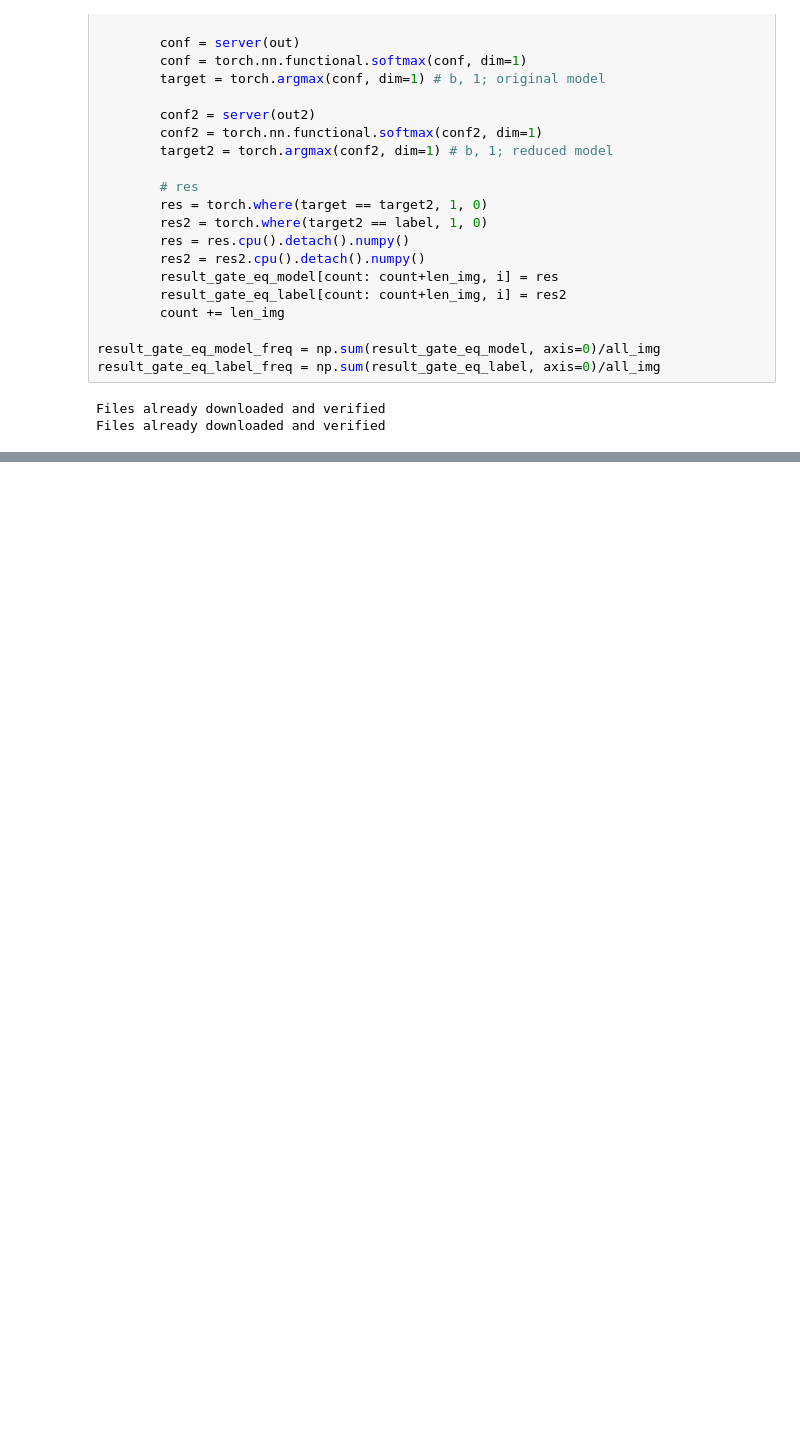
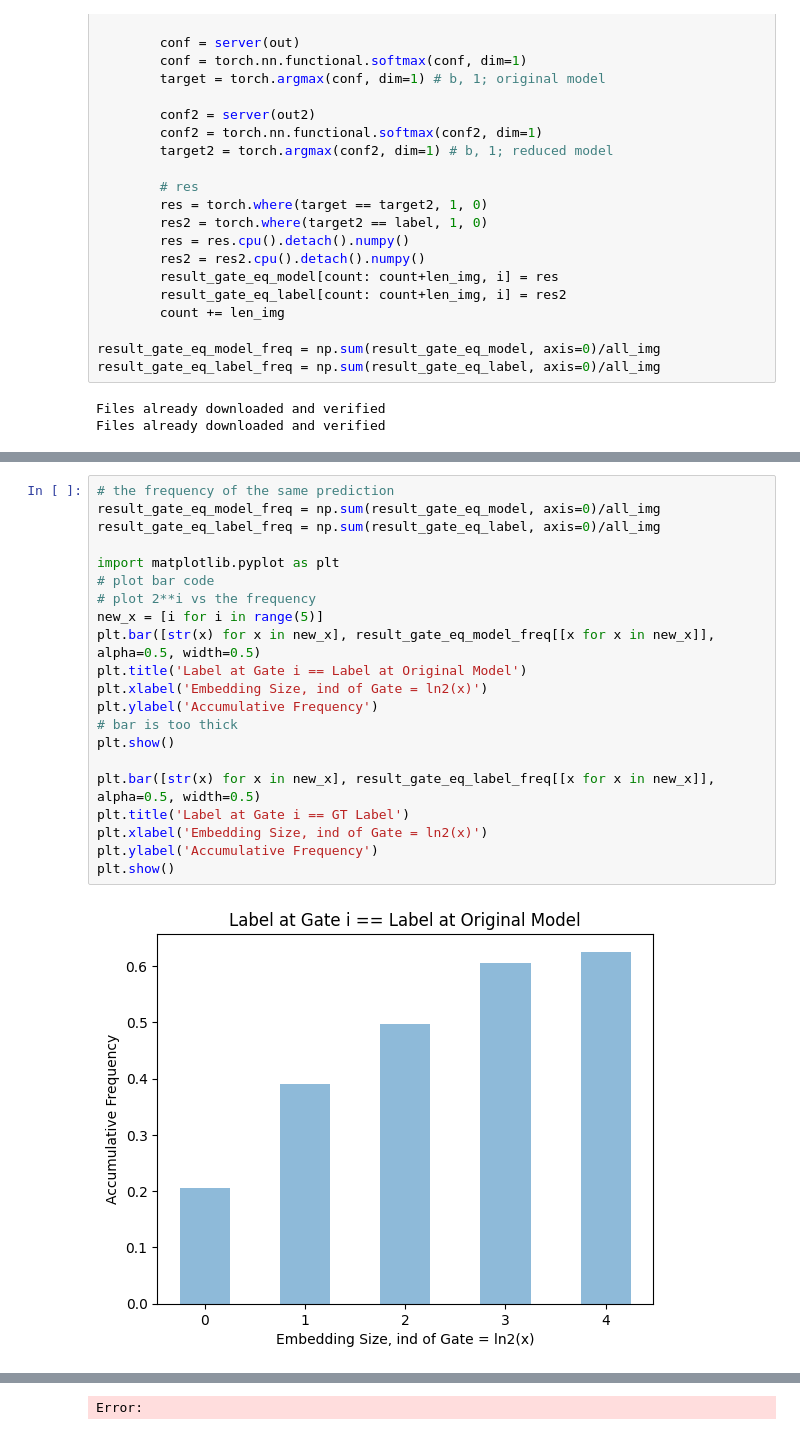
Before and after one commit to TonyPeng-2018/Adaptfilter, a Jupyter notebook: util_cal_time.ipynb, the cells around one changed output, grey strips where cells are left out. Cells and saved outputs as stored; diff of their text form; blank space fills up the shorter version.

```diff
--- a/util_cal_time.ipynb
+++ b/util_cal_time.ipynb
@@ -511,0 +576,23 @@ plt.show()
+# %%
+# the frequency of the same prediction
+result_gate_eq_model_freq = np.sum(result_gate_eq_model, axis=0)/all_img
+result_gate_eq_label_freq = np.sum(result_gate_eq_label, axis=0)/all_img
+
+import matplotlib.pyplot as plt
+# plot bar code
+# plot 2**i vs the frequency
+new_x = [i for i in range(5)]
+plt.bar([str(x) for x in new_x], result_gate_eq_model_freq[[x for x in new_x]], alpha=0.5, width=0.5)
+plt.title('Label at Gate i == Label at Original Model')
+plt.xlabel('Embedding Size, ind of Gate = ln2(x)')
+plt.ylabel('Accumulative Frequency')
+# bar is too thick
+plt.show()
+
+plt.bar([str(x) for x in new_x], result_gate_eq_label_freq[[x for x in new_x]], alpha=0.5, width=0.5)
+plt.title('Label at Gate i == GT Label')
+plt.xlabel('Embedding Size, ind of Gate = ln2(x)')
+plt.ylabel('Accumulative Frequency')
+plt.show()
+# %% [output]
+[figure, added]
@@ -511,0 +600 @@ plt.show()
+Error:
```
Also changed, not shown: parts of 3 cells of this notebook, 20 other files.
